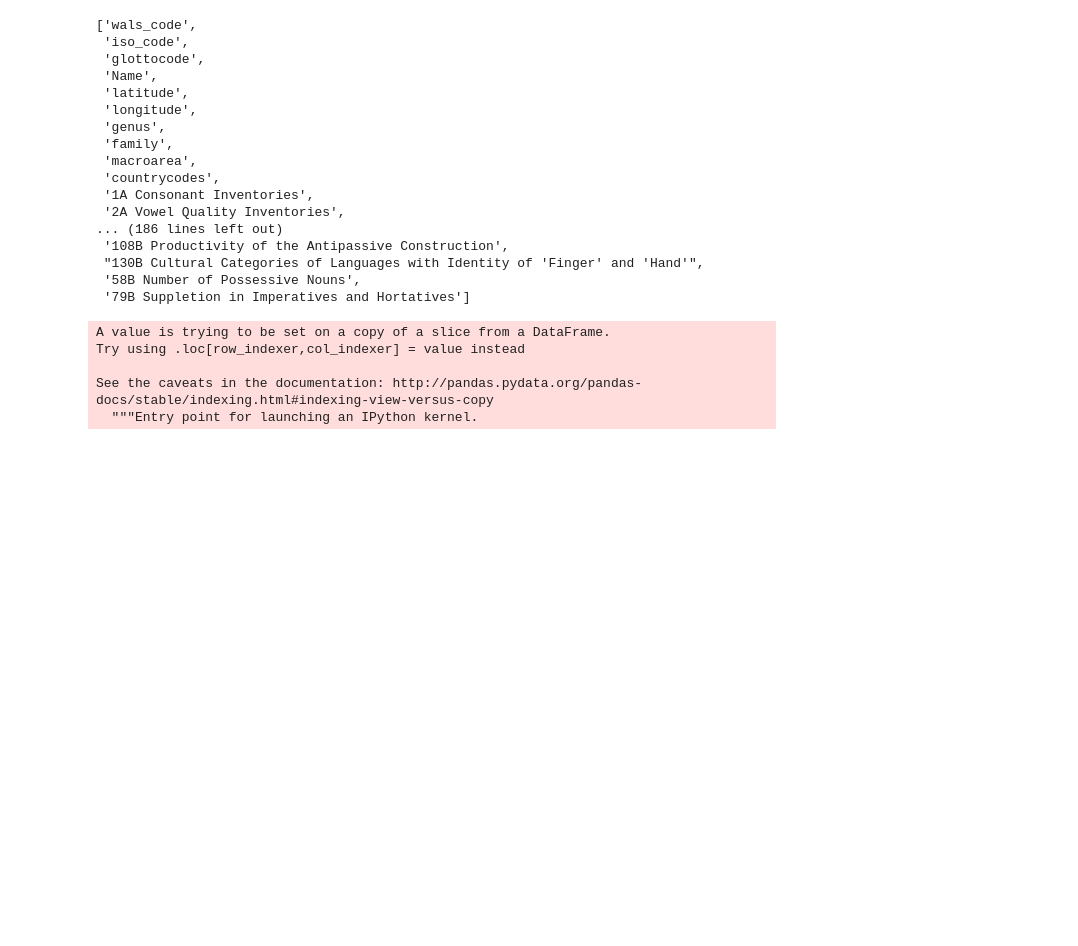
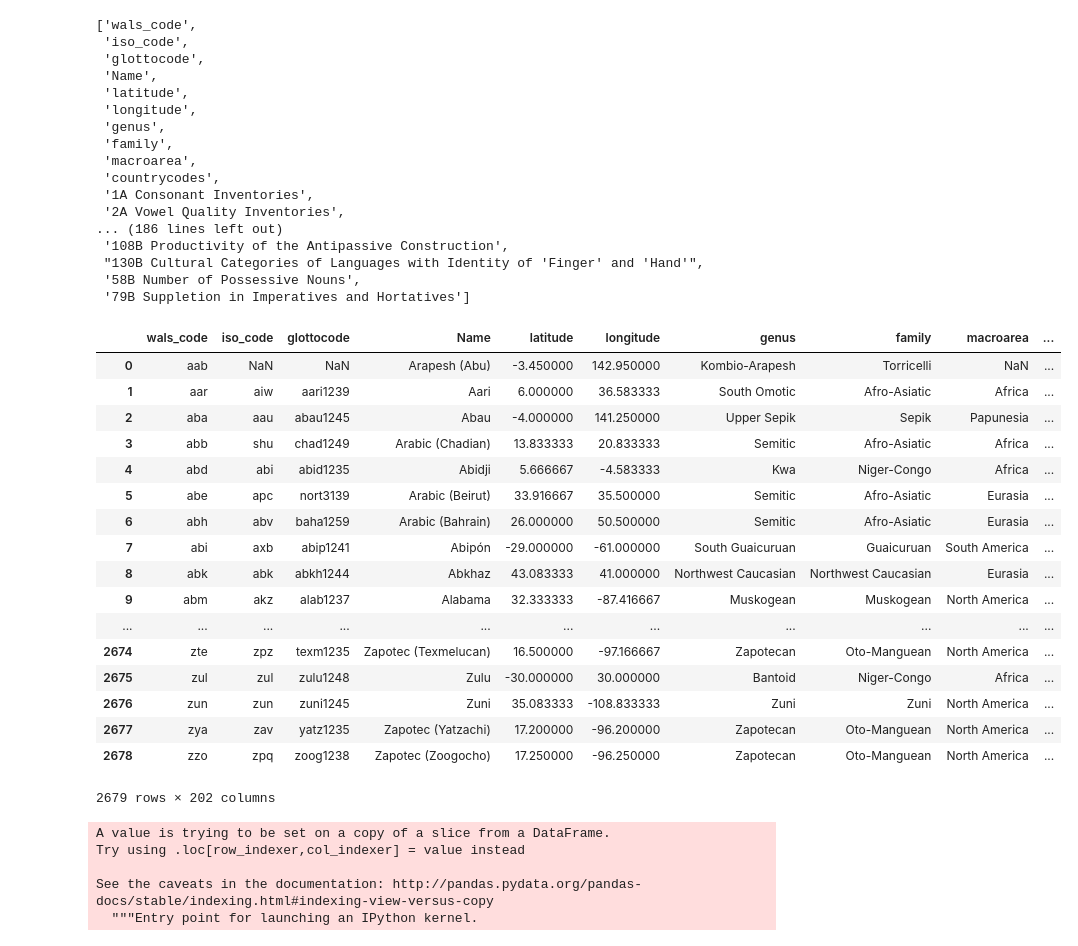
Before and after one commit to micahluedtke/linguistic_biodiversity, a Jupyter notebook: 01_code/Languages.ipynb, the cells around one changed output. Saved outputs shown, nothing was run; the diff lists cells and outputs as text; code cells hidden in the pictures; blank space fills up the shorter version.

```diff
--- a/01_code/Languages.ipynb
+++ b/01_code/Languages.ipynb
@@ -435,6 +434,27 @@ unesco.head()
  "130B Cultural Categories of Languages with Identity of 'Finger' and 'Hand'",
  '58B Number of Possessive Nouns',
  '79B Suppletion in Imperatives and Hortatives']
+# %%
+wals
+# %% [output]
+|  | wals_code | iso_code | glottocode | Name | latitude | longitude | genus | family | macroarea | ... |
+| 0 | aab | NaN | NaN | Arapesh (Abu) | -3.450000 | 142.950000 | Kombio-Arapesh | Torricelli | NaN | ... |
+| 1 | aar | aiw | aari1239 | Aari | 6.000000 | 36.583333 | South Omotic | Afro-Asiatic | Africa | ... |
+| 2 | aba | aau | abau1245 | Abau | -4.000000 | 141.250000 | Upper Sepik | Sepik | Papunesia | ... |
+| 3 | abb | shu | chad1249 | Arabic (Chadian) | 13.833333 | 20.833333 | Semitic | Afro-Asiatic | Africa | ... |
+| 4 | abd | abi | abid1235 | Abidji | 5.666667 | -4.583333 | Kwa | Niger-Congo | Africa | ... |
+| 5 | abe | apc | nort3139 | Arabic (Beirut) | 33.916667 | 35.500000 | Semitic | Afro-Asiatic | Eurasia | ... |
+| 6 | abh | abv | baha1259 | Arabic (Bahrain) | 26.000000 | 50.500000 | Semitic | Afro-Asiatic | Eurasia | ... |
+| 7 | abi | axb | abip1241 | Abipón | -29.000000 | -61.000000 | South Guaicuruan | Guaicuruan | South America | ... |
+| 8 | abk | abk | abkh1244 | Abkhaz | 43.083333 | 41.000000 | Northwest Caucasian | Northwest Caucasian | Eurasia | ... |
+| 9 | abm | akz | alab1237 | Alabama | 32.333333 | -87.416667 | Muskogean | Muskogean | North America | ... |
+| ... | ... | ... | ... | ... | ... | ... | ... | ... | ... | ... |
+| 2674 | zte | zpz | texm1235 | Zapotec (Texmelucan) | 16.500000 | -97.166667 | Zapotecan | Oto-Manguean | North America | ... |
+| 2675 | zul | zul | zulu1248 | Zulu | -30.000000 | 30.000000 | Bantoid | Niger-Congo | Africa | ... |
+| 2676 | zun | zun | zuni1245 | Zuni | 35.083333 | -108.833333 | Zuni | Zuni | North America | ... |
+| 2677 | zya | zav | yatz1235 | Zapotec (Yatzachi) | 17.200000 | -96.200000 | Zapotecan | Oto-Manguean | North America | ... |
+| 2678 | zzo | zpq | zoog1238 | Zapotec (Zoogocho) | 17.250000 | -96.250000 | Zapotecan | Oto-Manguean | North America | ... |
+2679 rows × 202 columns
 # %%
 wals_thin = wals.drop(columns=wals.columns.difference(['iso_code',
                                                'Name','latitude',
```
Also changed, not shown: parts of 19 cells of this notebook, 4 other files.
